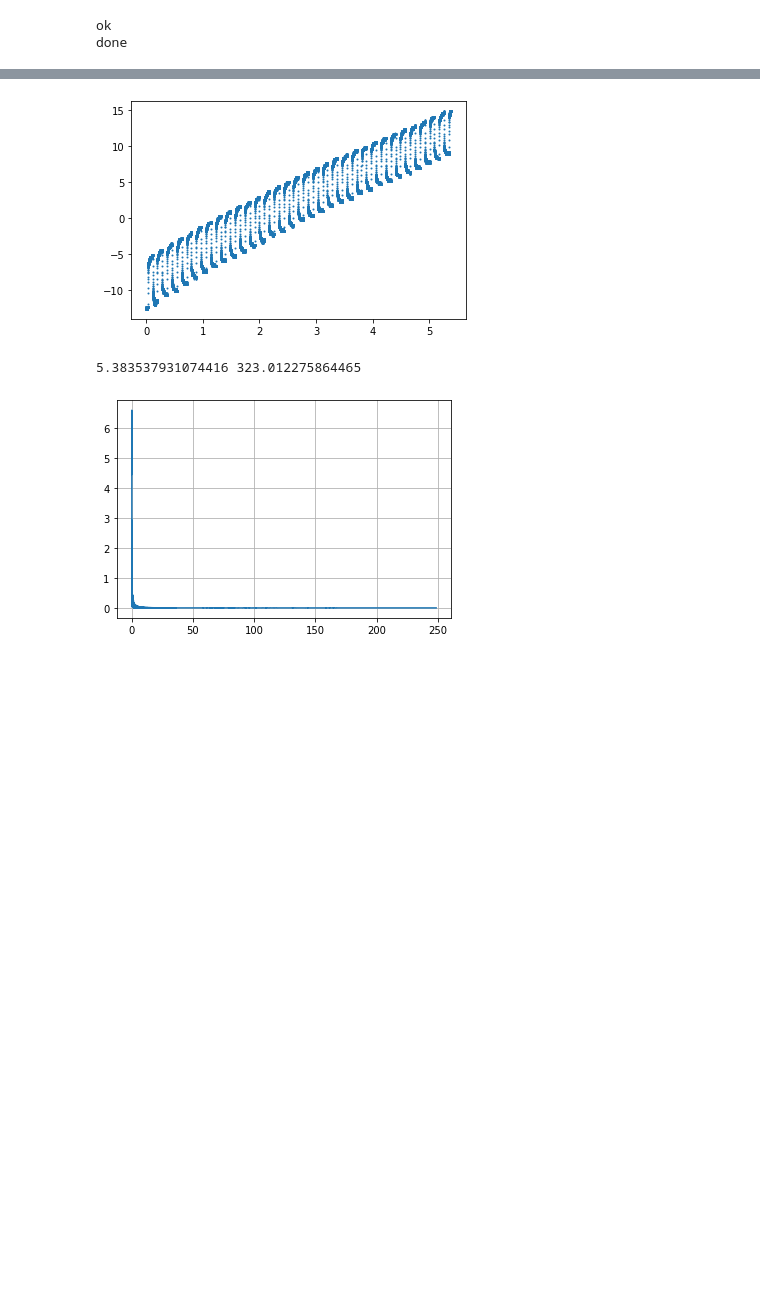
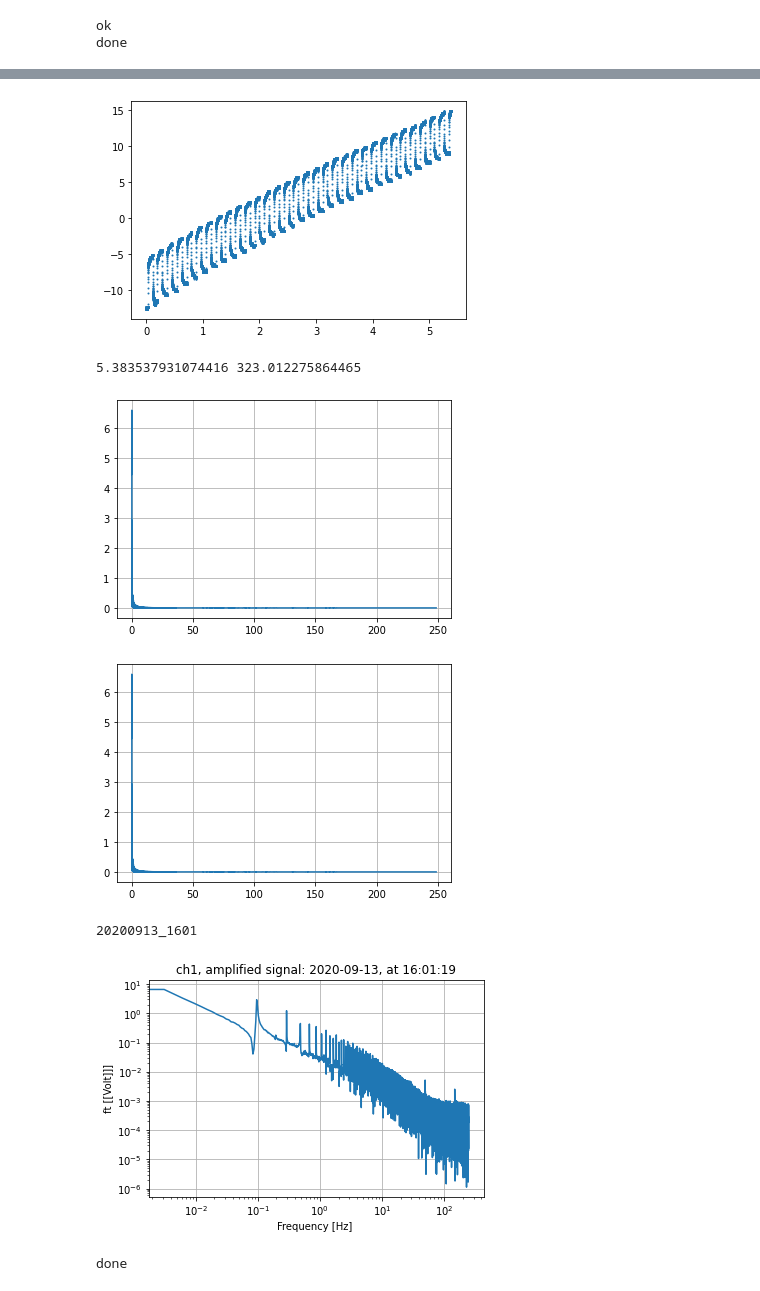
Before and after one commit to EinavGry/Lab---precision-measurements, a Jupyter notebook: analysing_freq.ipynb, the cells around one changed output, grey strips where cells are left out. Saved outputs shown, nothing was run; the diff lists cells and outputs as text; code cells hidden in the pictures; blank space fills up the shorter version.

```diff
--- a/analysing_freq.ipynb
+++ b/analysing_freq.ipynb
@@ -71,3 +196,13 @@ done
+# %%
+# print(repo_path)
+
+# change to saving-directory
+new_place = up(up(repo_path))
+# print(new_place)
+save_to_path = os.path.join(repo_path, "figs")
+os.chdir(save_to_path)
+save_figs = os.path.join(new_place, "Figures")
+save_log_figs = os.path.join(save_figs , "Log_scale")
 # %%
 # 20200913_1601
 time_stamps = []
@@ -157,32 +292,77 @@ N = len(data_vec)
 # N = Number of points
 
 # sample spacing
 dt = np.diff(t_vec_s)[0]
 sample_rate = 1/dt
 
 F_data = fft(data_vec)
 F_frequency = np.linspace(0.0, 1.0/(2.0*dt), N//2)
 print(t_vec[-1],t_vec_s[-1])
 
 plt.plot(F_frequency, 2.0/N * np.abs(F_data[0:N//2]))
 plt.grid()
 plt.show()
 
 def draw_fft(t_sec,x):
     N = len(x)
     dt = np.diff(t_sec)[2] #change this to an avg or mean at a later time.
     F_data = fft(x)
     F_frequency = np.linspace(0.0, 1.0/(2.0*dt), N//2)
     plt.plot(F_frequency, 2.0/N * np.abs(F_data[0:N//2]))
     f_data = 2.0/N * np.abs(F_data[0:N//2])
-    plt.grid()
-    plt.show()
+#     plt.grid()
+#     plt.show()
     return F_frequency, f_data
+
+
+# t [sec],    x[Volts]
+ft,fx = draw_fft(t_vec_s,data_vec)
+
+# change to saving-directory
+os.chdir(save_log_figs)
+
+#
+the_time = datetime.datetime.fromtimestamp(start_time).strftime('%Y%m%d_%H%M')
+print(the_time)
+plt.title(datetime.datetime.fromtimestamp(start_time).strftime(ch_num+', '+ch_name+ ': %Y-%m-%d, at %H:%M:%S'))
+
+plt.xlabel('Frequency [Hz] ')
+plt.ylabel('ft [[Volt]]]')
+# plt.scatter(t, x,s = 1)
+plt.yscale('log')
+plt.xscale('log')
+plt.grid()
+plt.plot(ft, fx)
+save_name = "fig_log_Frequency_oscillating_"+the_time+"_"+ch_num+"_amplified_signal"
+plt.savefig(save_name ,bbox_inches='tight')
+plt.show()
+
+# plt.yscale('log')
+# plt.xscale('log')
+# plt.plot(ft, fx)
+# plt.grid()
+# plt.show()
+
+# here = 500
+# plt.plot(ft[:here], fx[:here])
+# plt.grid()
+# plt.show()
+
+# plt.yscale('log')
+# plt.xscale('log')
+# plt.plot(ft[:here], fx[:here])
+# plt.grid()
+# plt.show()
+round_done(repo_path)
 # %% [output]
 2
 4
 done
 160662 15.08319
 [figure]
 5.383537931074416 323.012275864465
 [figure]
+[figure, added]
+20200913_1601
+[figure, added]
+done
```
Also changed, not shown: parts of 8 cells of this notebook, 1 other file.
